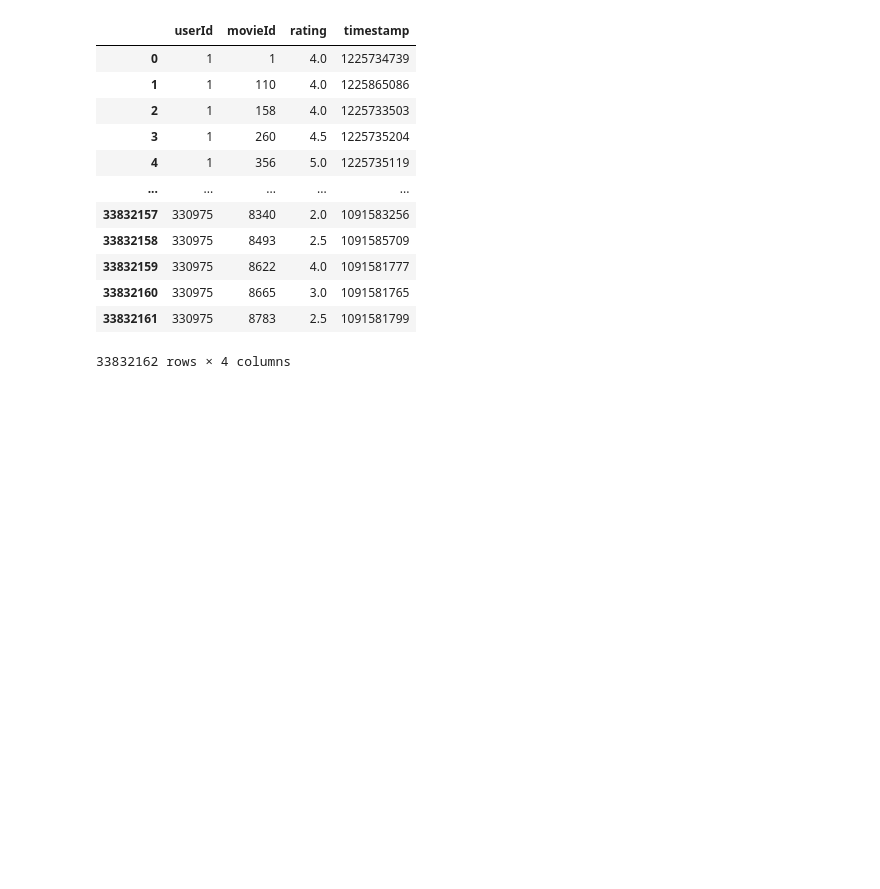
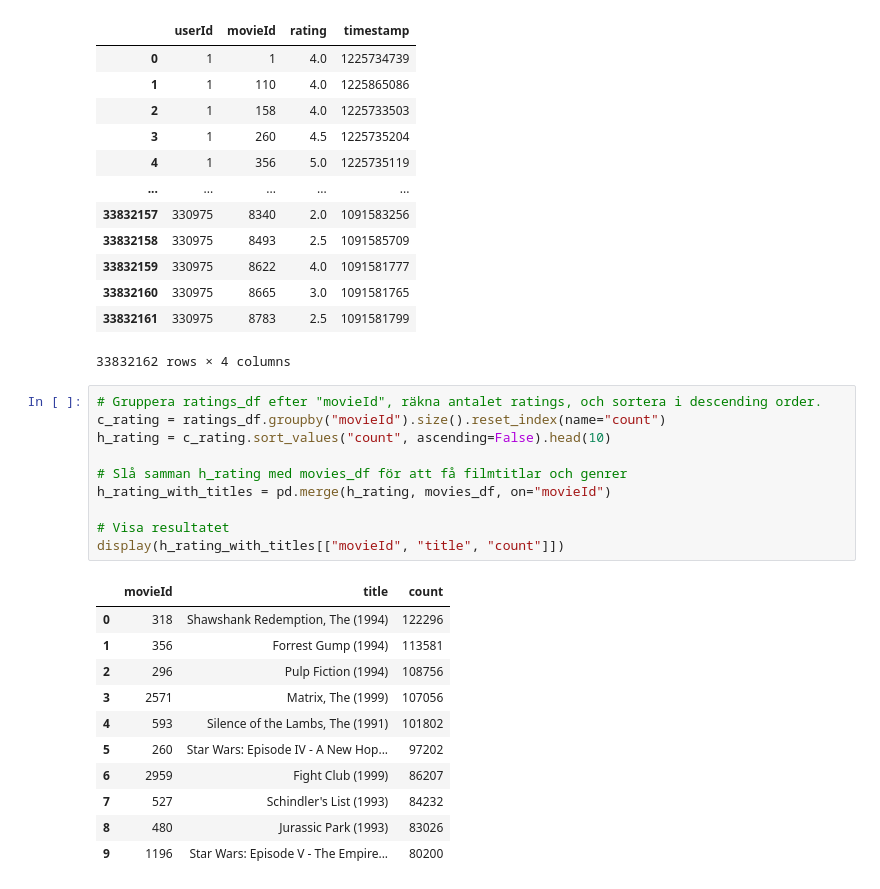
Before and after one commit to Markofbear/AI-Bjorn-Lagerblad-OPA23, a Jupyter notebook: labs/labb1/lab1.ipynb, the cells around one changed output. Drawn from its saved outputs; the diff is of its cells as text; blank space fills up the shorter version.

```diff
--- a/labs/labb1/lab1.ipynb
+++ b/labs/labb1/lab1.ipynb
@@ -119,3 +119,25 @@ ratings_df
 | 33832160 | 330975 | 8665 | 3.0 | 1091581765 |
 | 33832161 | 330975 | 8783 | 2.5 | 1091581799 |
 33832162 rows × 4 columns
+# %%
+# Gruppera ratings_df efter "movieId", räkna antalet ratings, och sortera i descending order.
+c_rating = ratings_df.groupby("movieId").size().reset_index(name="count")
+h_rating = c_rating.sort_values("count", ascending=False).head(10)
+
+# Slå samman h_rating med movies_df för att få filmtitlar och genrer
+h_rating_with_titles = pd.merge(h_rating, movies_df, on="movieId")
+
+# Visa resultatet
+display(h_rating_with_titles[["movieId", "title", "count"]])
+# %% [output]
+|  | movieId | title | count |
+| 0 | 318 | Shawshank Redemption, The (1994) | 122296 |
+| 1 | 356 | Forrest Gump (1994) | 113581 |
+| 2 | 296 | Pulp Fiction (1994) | 108756 |
+| 3 | 2571 | Matrix, The (1999) | 107056 |
+| 4 | 593 | Silence of the Lambs, The (1991) | 101802 |
+| 5 | 260 | Star Wars: Episode IV - A New Hop... | 97202 |
+| 6 | 2959 | Fight Club (1999) | 86207 |
+| 7 | 527 | Schindler's List (1993) | 84232 |
+| 8 | 480 | Jurassic Park (1993) | 83026 |
+| 9 | 1196 | Star Wars: Episode V - The Empire... | 80200 |
```
Also changed, not shown: parts of 11 cells of this notebook.
